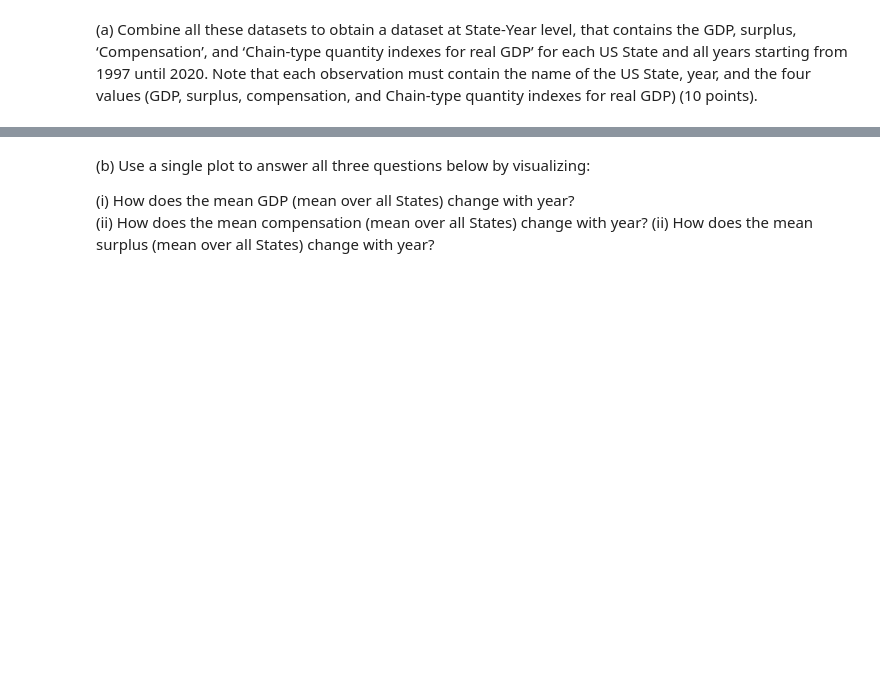
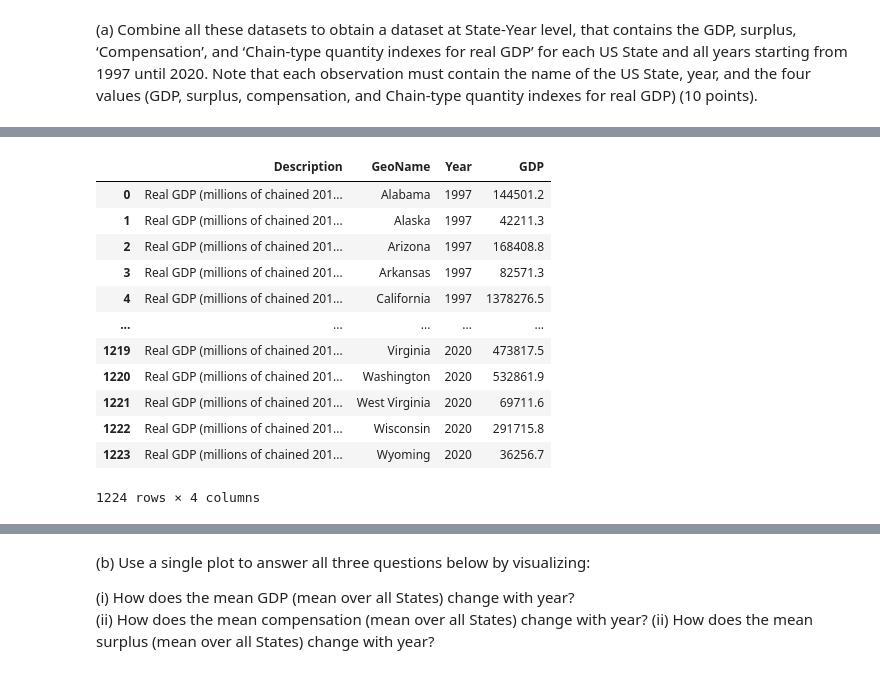
Before and after one commit to amg515/iti221-excercises, a Jupyter notebook: Final Exam.ipynb, the cells around one changed output, grey strips where cells are left out. Drawn from its saved outputs; the diff is of its cells as text; code cells hidden in the pictures; blank space fills up the shorter version.

```diff
--- a/Final Exam.ipynb
+++ b/Final Exam.ipynb
@@ -526,2 +515,21 @@ surplus
 # %%
 compensation
+# %%
+melt_state_gdp = pd.melt(state_gdp, id_vars=['Description','GeoName'],
+        var_name='Year', value_name='GDP')
+# %%
+melt_state_gdp
+# %% [output]
+|  | Description | GeoName | Year | GDP |
+| 0 | Real GDP (millions of chained 201... | Alabama | 1997 | 144501.2 |
+| 1 | Real GDP (millions of chained 201... | Alaska | 1997 | 42211.3 |
+| 2 | Real GDP (millions of chained 201... | Arizona | 1997 | 168408.8 |
+| 3 | Real GDP (millions of chained 201... | Arkansas | 1997 | 82571.3 |
+| 4 | Real GDP (millions of chained 201... | California | 1997 | 1378276.5 |
+| ... | ... | ... | ... | ... |
+| 1219 | Real GDP (millions of chained 201... | Virginia | 2020 | 473817.5 |
+| 1220 | Real GDP (millions of chained 201... | Washington | 2020 | 532861.9 |
+| 1221 | Real GDP (millions of chained 201... | West Virginia | 2020 | 69711.6 |
+| 1222 | Real GDP (millions of chained 201... | Wisconsin | 2020 | 291715.8 |
+| 1223 | Real GDP (millions of chained 201... | Wyoming | 2020 | 36256.7 |
+1224 rows × 4 columns
```
Also changed, not shown: parts of 8 cells of this notebook.
